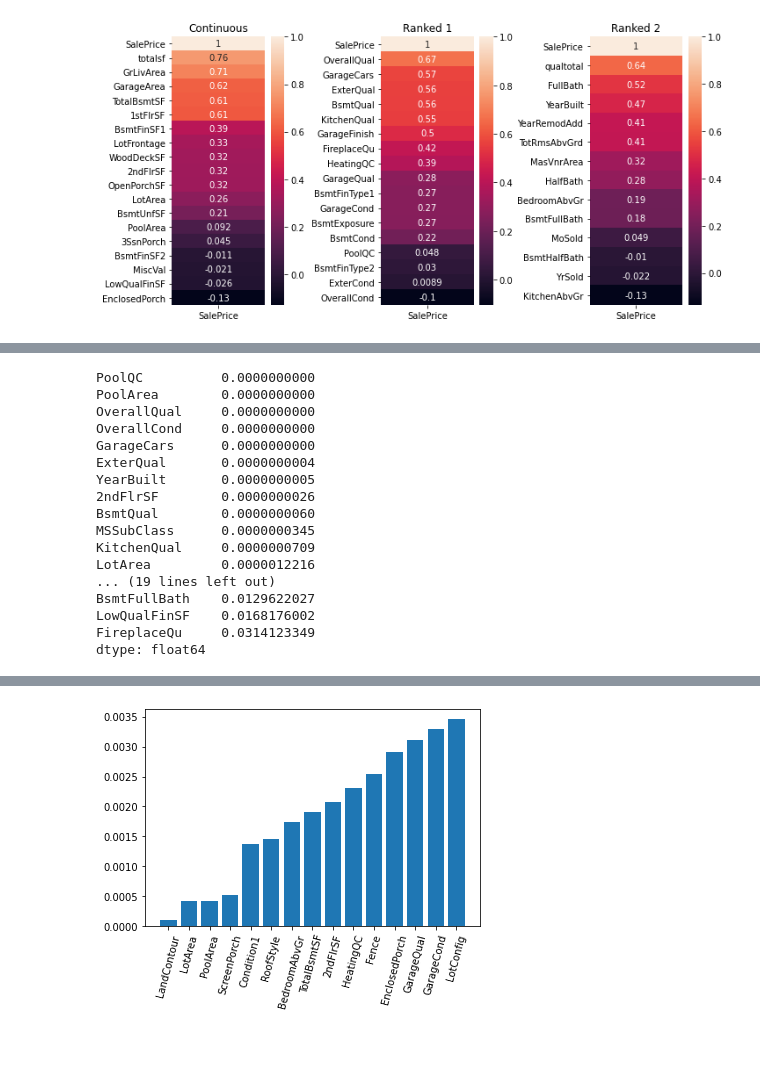
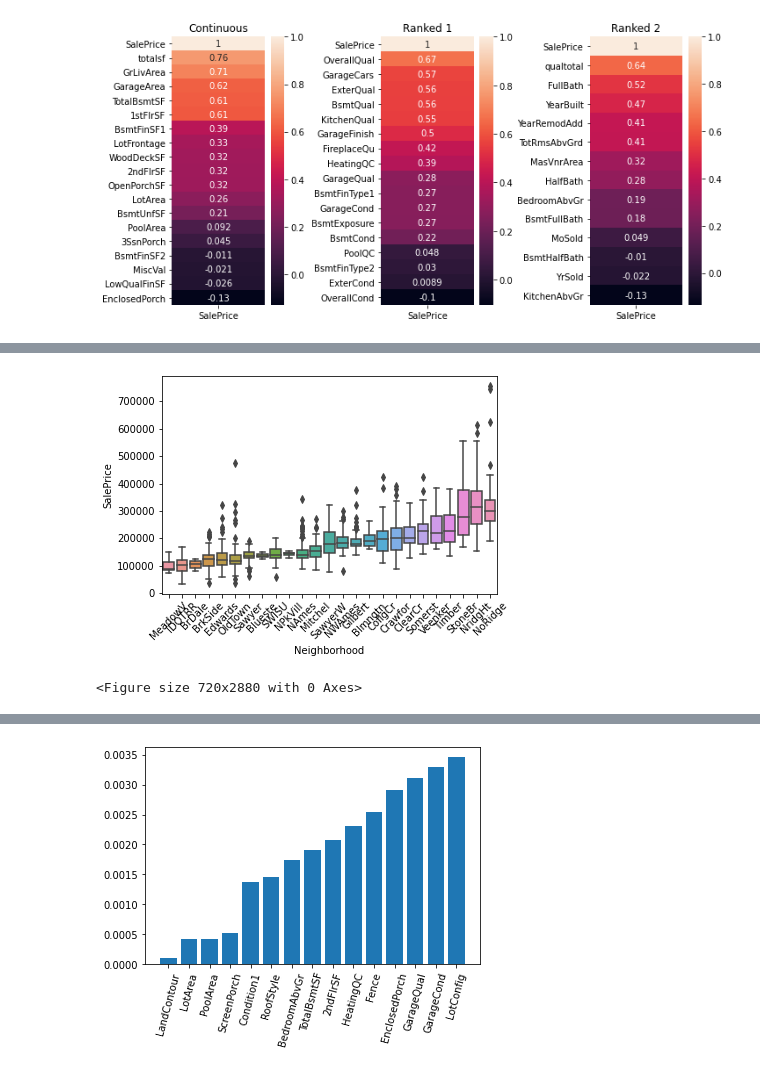
Before and after one commit to MilesJoseph/Boston_Housing, a Jupyter notebook: Data_Exploration.ipynb, the cells around one changed output, grey strips where cells are left out. Saved outputs shown, nothing was run; the diff lists cells and outputs as text; code cells hidden in the pictures; blank space fills up the shorter version.

```diff
--- a/Data_Exploration.ipynb
+++ b/Data_Exploration.ipynb
@@ -715,0 +773,13 @@ plt.show()
+# %%
+grouped = data.loc[:,['Neighborhood', 'SalePrice']] \
+    .groupby(['Neighborhood']) \
+    .mean() \
+    .sort_values(by='SalePrice')
+# %%
+chart = sns.boxplot(x=data.Neighborhood, y=data.SalePrice, order=grouped.index)
+chart.set_xticklabels(chart.get_xticklabels(), rotation=45)
+plt.figure(figsize=(10,40))
+plt.show()
+# %% [output]
+[figure, added]
+<Figure size 720x2880 with 0 Axes>
@@ -734,21 +809,3 @@ while (len(cols) > 0):
 # %%
-selected_features_be = cols
-print(p.sort_values(ascending =True))
+#selected_features_be = cols
+#print(p.sort_values(ascending =True))
-# %% [output]
-PoolQC          0.0000000000
-PoolArea        0.0000000000
-OverallQual     0.0000000000
-OverallCond     0.0000000000
-GarageCars      0.0000000000
-ExterQual       0.0000000004
-YearBuilt       0.0000000005
-2ndFlrSF        0.0000000026
-BsmtQual        0.0000000060
-MSSubClass      0.0000000345
-KitchenQual     0.0000000709
-LotArea         0.0000012216
-... (19 lines left out)
-BsmtFullBath    0.0129622027
-LowQualFinSF    0.0168176002
-FireplaceQu     0.0314123349
-dtype: float64
```
Also changed, not shown: parts of 19 cells of this notebook.
